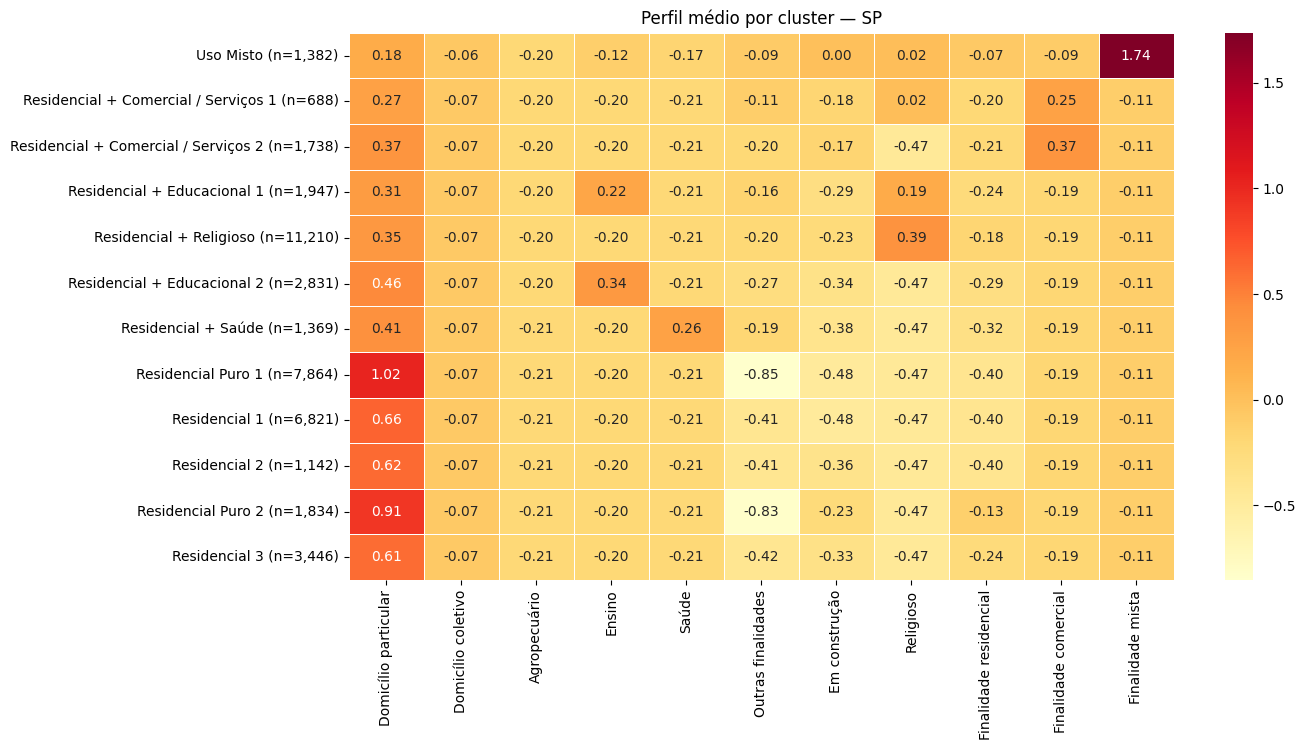
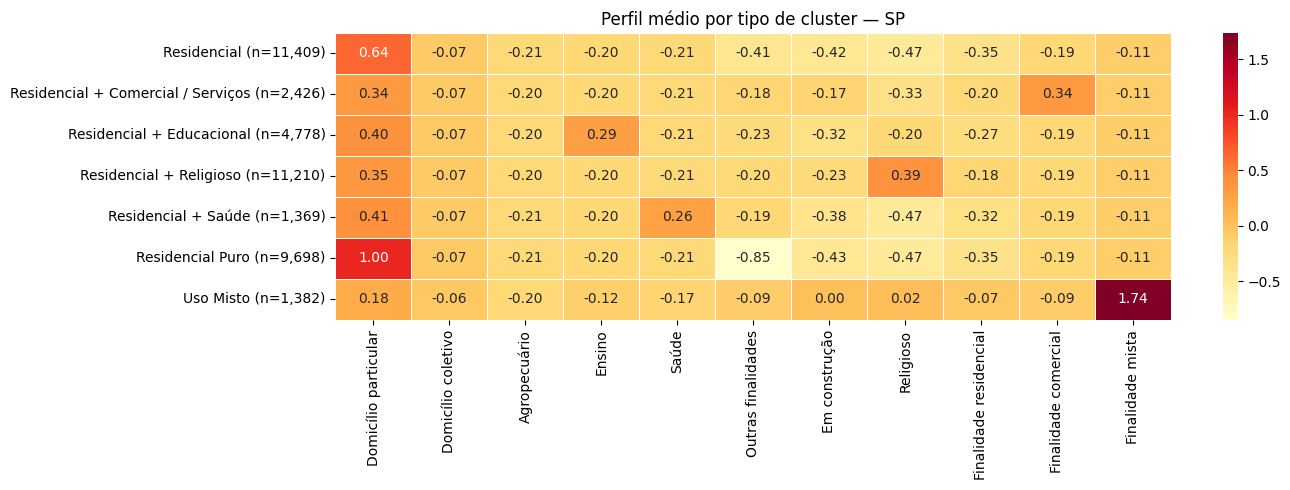
Unified diff of the notebook cell whose output changed from the first chart to the second:
--- before
+++ after
@@ -1,3 +1,3 @@
-# Heatmap de perfil com nomes dos clusters
+# Heatmap — agrega por cluster_nome
 FEATURES_LABEL = {
     'prop_domicilio_particular':  'Domicílio particular',
@@ -14,16 +14,15 @@
 }
 
-tamanhos = df[df['cluster'] != -1]['cluster'].value_counts().sort_index()
-
 perfil = (df[df['cluster'] != -1]
-          .groupby('cluster')[FEATURES]
+          .groupby('cluster_nome')[FEATURES]
           .mean()
           .rename(columns=FEATURES_LABEL))
 
-perfil.index = [f"{nomes_finais[i]} (n={tamanhos[i]:,})" for i in perfil.index]
+tamanhos_nome = df[df['cluster'] != -1]['cluster_nome'].value_counts()
+perfil.index = [f"{nome} (n={tamanhos_nome[nome]:,})" for nome in perfil.index]
 
 fig, ax = plt.subplots(figsize=(14, max(5, len(perfil) * 0.55 + 1)))
 sns.heatmap(perfil, annot=True, fmt='.2f', cmap='YlOrRd', linewidths=0.5, ax=ax)
-ax.set_title('Perfil médio por cluster — SP')
+ax.set_title('Perfil médio por tipo de cluster — SP')
 plt.tight_layout()
 plt.savefig(OUTPUT_DIR / 'figures/sp_perfil_clusters_heatmap.png', dpi=150)

Commit: Refactor code structure for improved readability and maintainability